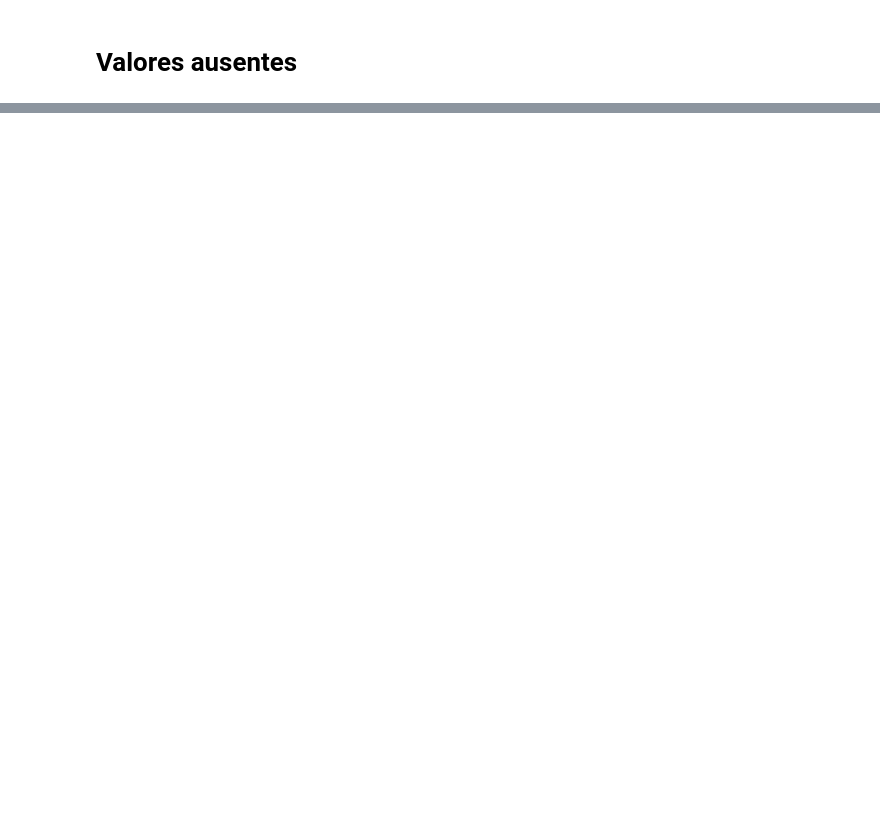
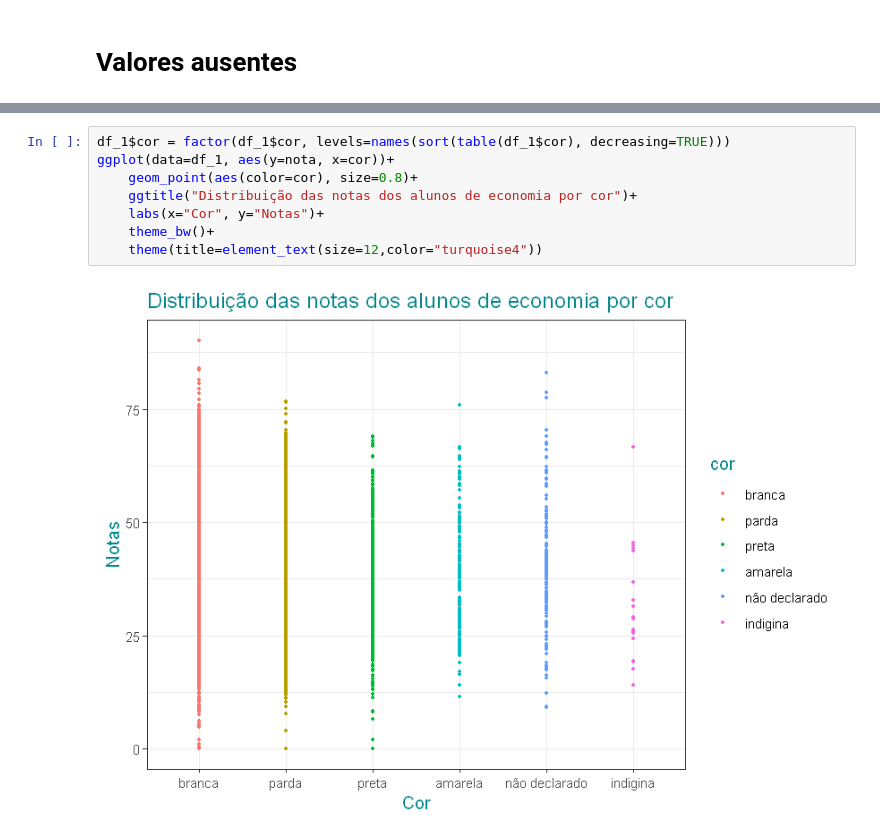
Before and after one commit to emariot/econometria, a Jupyter notebook: funcao_desempenho.ipynb, the cells around one changed output, grey strips where cells are left out. Cells and saved outputs as stored; diff of their text form; blank space fills up the shorter version.

```diff
--- a/funcao_desempenho.ipynb
+++ b/funcao_desempenho.ipynb
@@ -153,0 +240,10 @@ head(df)
+# %%
+df_1$cor = factor(df_1$cor, levels=names(sort(table(df_1$cor), decreasing=TRUE)))
+ggplot(data=df_1, aes(y=nota, x=cor))+
+    geom_point(aes(color=cor), size=0.8)+
+    ggtitle("Distribuição das notas dos alunos de economia por cor")+
+    labs(x="Cor", y="Notas")+
+    theme_bw()+
+    theme(title=element_text(size=12,color="turquoise4"))
+# %% [output]
+[figure, added]
```
Also changed, not shown: parts of 25 cells of this notebook.
